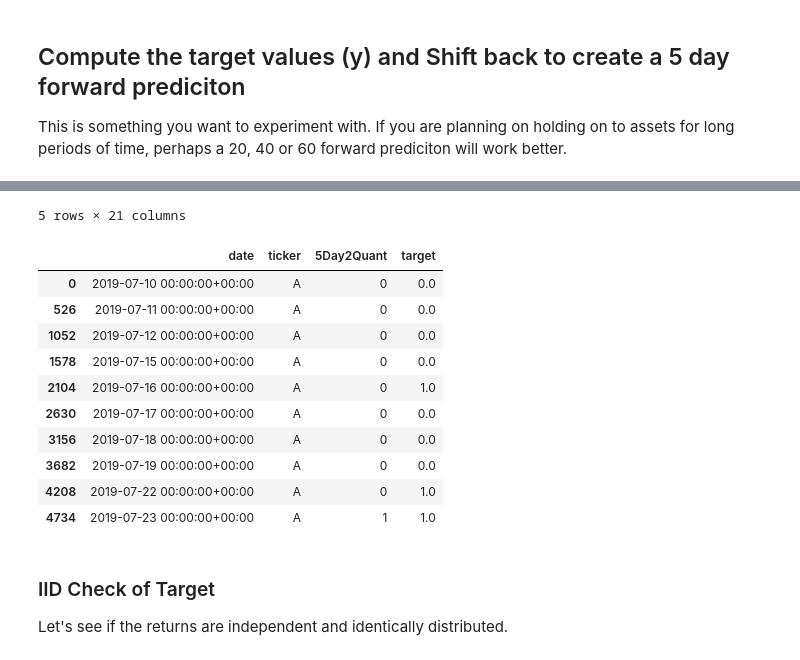
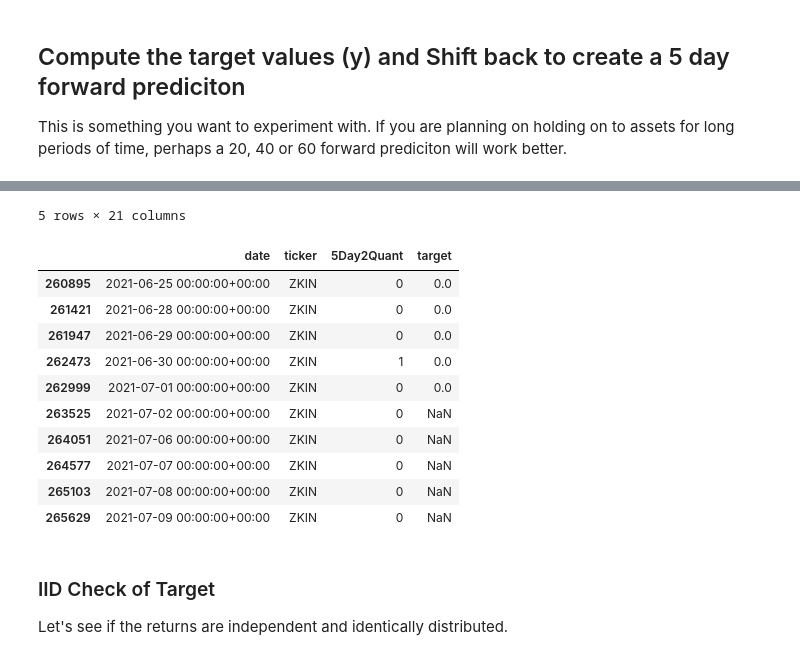
Before and after one commit to nmaiorana/svi-trading-tools, a Jupyter notebook: analysis-20210703/stage_2b_ai_alpha.ipynb, the cells around one changed output, grey strips where cells are left out. Saved outputs shown, nothing was run; the diff lists cells and outputs as text; code cells hidden in the pictures.

```diff
--- a/analysis-20210703/stage_2b_ai_alpha.ipynb
+++ b/analysis-20210703/stage_2b_ai_alpha.ipynb
@@ -109,37 +109,37 @@ This is something you want to experiment with. If you are planning on holding on
 # %%
 target_source = '5Day2Quant'
 forward_prediciton_days = 5
 
 all_factors = pd.concat(
 [
     all_factors,
     alpha_factors.FactorReturnQuantiles(price_histories, 2, 5).for_al(target_source),
 ], axis=1).dropna()
 all_factors.sort_index(inplace=True)
 display(all_factors.head())
 
 all_factors['target'] = all_factors.groupby(level='ticker')[target_source].shift(-forward_prediciton_days)
-all_factors[[target_source,'target']].reset_index().sort_values(['ticker', 'date']).head(10)
+all_factors[[target_source,'target']].reset_index().sort_values(['ticker', 'date']).tail(10)
 # %% [output]
 |  |  | momentum_252_day_logret | mean_reversion_5_day_logret_smoothed | overnight_sentiment_5_day_smoothed | annualzed_volatility_20_day | ... |
 | date | ticker |  |  |  |  | ... |
 | 2019-07-10 00:00:00+00:00 | A | 0.549913 | -1.346793 | 0.233794 | 0.866031 | ... |
 |  | AAL | -1.103119 | -0.694800 | 0.767241 | 1.122877 | ... |
 |  | AAP | 0.227210 | 0.418197 | -0.602597 | 0.411612 | ... |
 |  | AAPL | 0.009879 | -1.057019 | -0.075736 | 0.734315 | ... |
 |  | ABBV | -1.366551 | 1.379722 | -0.628940 | 0.905546 | ... |
 5 rows × 21 columns
 |  | date | ticker | 5Day2Quant | target |
-| 0 | 2019-07-10 00:00:00+00:00 | A | 0 | 0.0 |
-| 526 | 2019-07-11 00:00:00+00:00 | A | 0 | 0.0 |
-| 1052 | 2019-07-12 00:00:00+00:00 | A | 0 | 0.0 |
-| 1578 | 2019-07-15 00:00:00+00:00 | A | 0 | 0.0 |
-| 2104 | 2019-07-16 00:00:00+00:00 | A | 0 | 1.0 |
-| 2630 | 2019-07-17 00:00:00+00:00 | A | 0 | 0.0 |
-| 3156 | 2019-07-18 00:00:00+00:00 | A | 0 | 0.0 |
-| 3682 | 2019-07-19 00:00:00+00:00 | A | 0 | 0.0 |
-| 4208 | 2019-07-22 00:00:00+00:00 | A | 0 | 1.0 |
-| 4734 | 2019-07-23 00:00:00+00:00 | A | 1 | 1.0 |
+| 260895 | 2021-06-25 00:00:00+00:00 | ZKIN | 0 | 0.0 |
+| 261421 | 2021-06-28 00:00:00+00:00 | ZKIN | 0 | 0.0 |
+| 261947 | 2021-06-29 00:00:00+00:00 | ZKIN | 0 | 0.0 |
+| 262473 | 2021-06-30 00:00:00+00:00 | ZKIN | 1 | 0.0 |
+| 262999 | 2021-07-01 00:00:00+00:00 | ZKIN | 0 | 0.0 |
+| 263525 | 2021-07-02 00:00:00+00:00 | ZKIN | 0 | NaN |
+| 264051 | 2021-07-06 00:00:00+00:00 | ZKIN | 0 | NaN |
+| 264577 | 2021-07-07 00:00:00+00:00 | ZKIN | 0 | NaN |
+| 265103 | 2021-07-08 00:00:00+00:00 | ZKIN | 0 | NaN |
+| 265629 | 2021-07-09 00:00:00+00:00 | ZKIN | 0 | NaN |
 # %% [markdown]
 ### IID Check of Target
 Let's see if the returns are independent and identically distributed.
```
Also changed, not shown: parts of 8 cells of this notebook, 6 other files.
